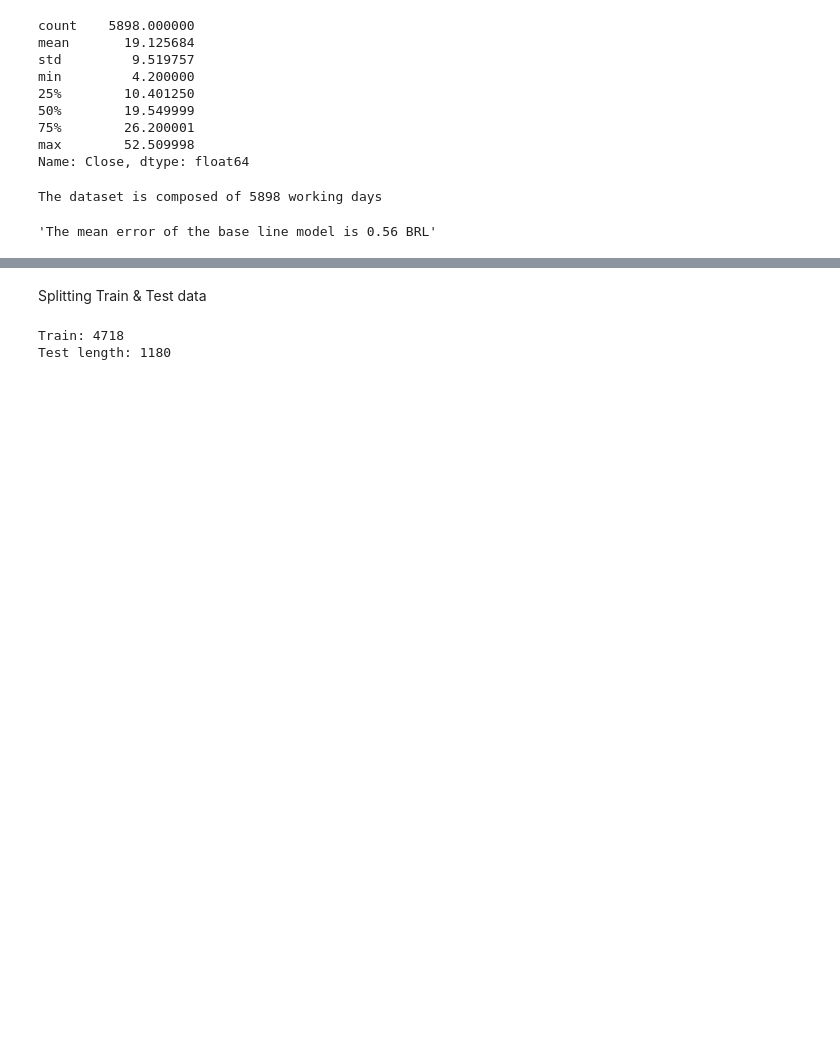
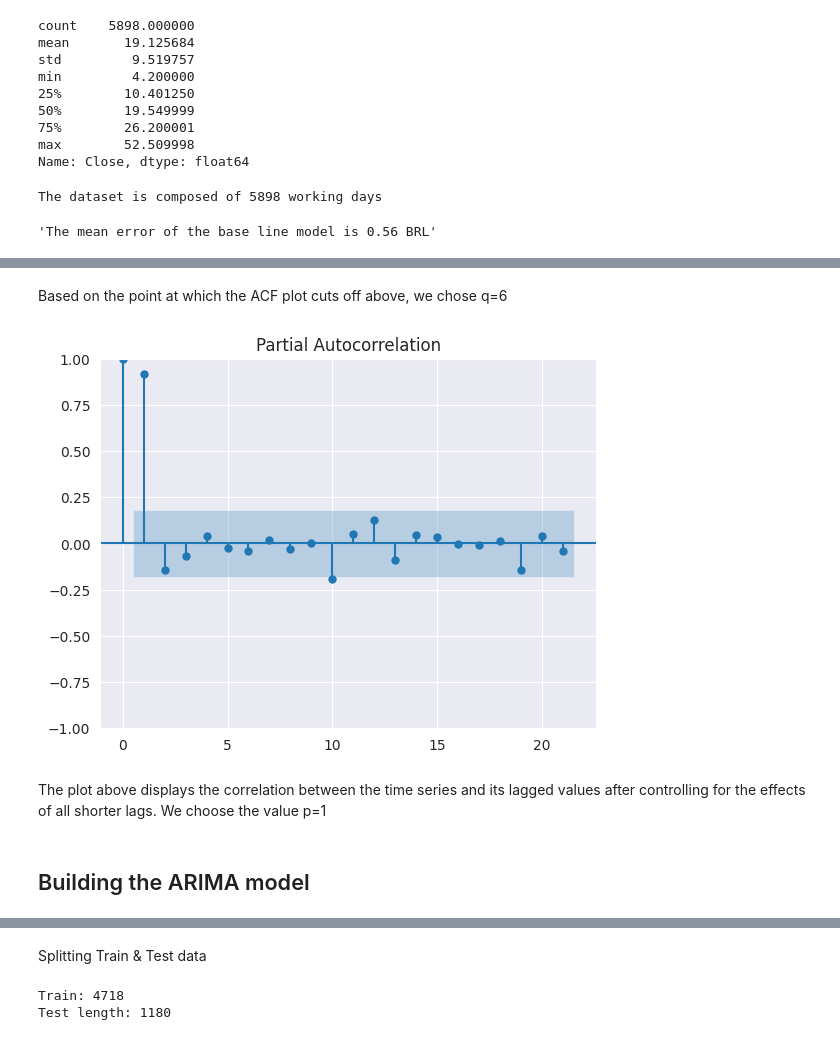
Before and after one commit to up841068/petropredict, a Jupyter notebook: PBR_predictive_model/notebooks/predictions.ipynb, the cells around one changed output, grey strips where cells are left out. Cells and saved outputs as stored; diff of their text form; code cells hidden in the pictures; blank space fills up the shorter version.

Commit message:
fitted first arima model

```diff
--- a/PBR_predictive_model/notebooks/predictions.ipynb
+++ b/PBR_predictive_model/notebooks/predictions.ipynb
@@ -181,0 +208,11 @@ plot_acf(close.tail(20))
+# %% [markdown]
+Based on the point at which the ACF plot cuts off above, we chose q=6
+# %%
+plot_pacf(close_2023)
+plt.show()
+# %% [output]
+[figure, added]
+# %% [markdown]
+The plot above displays the correlation between the time series and its lagged values after controlling for the effects of all shorter lags. We choose the value p=1
+# %% [markdown]
+## Building the ARIMA model
```
Also changed, not shown: parts of 19 cells of this notebook.
